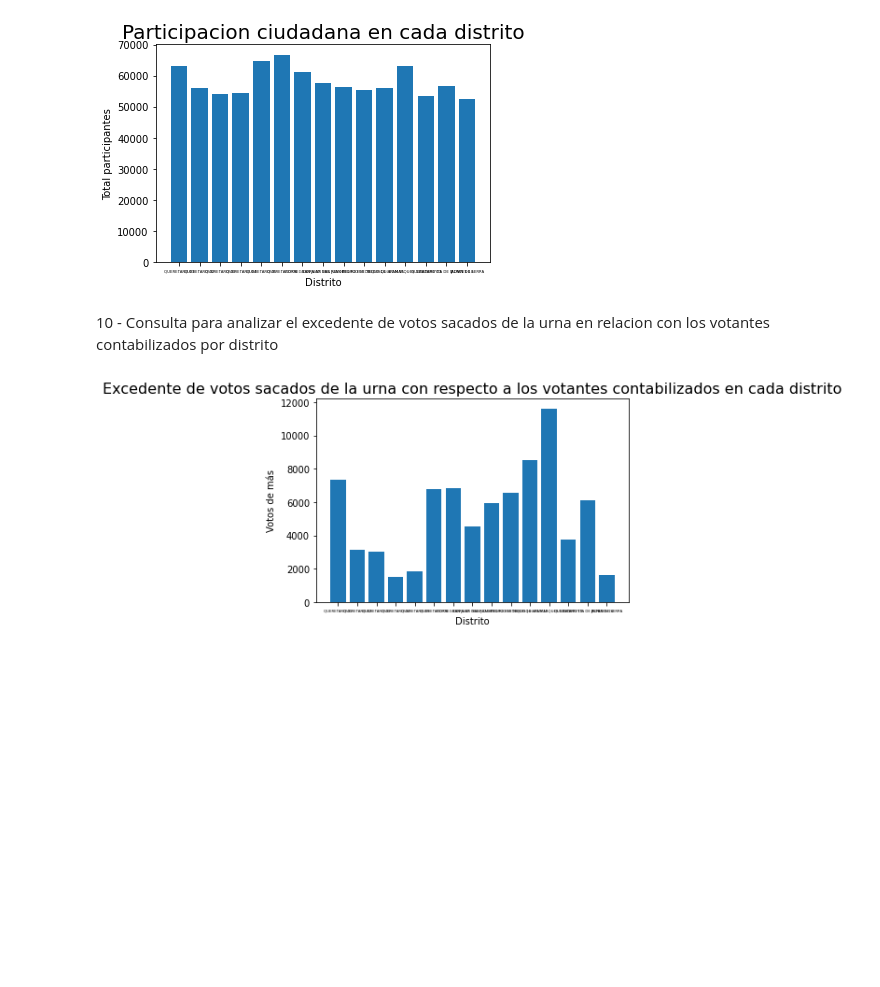
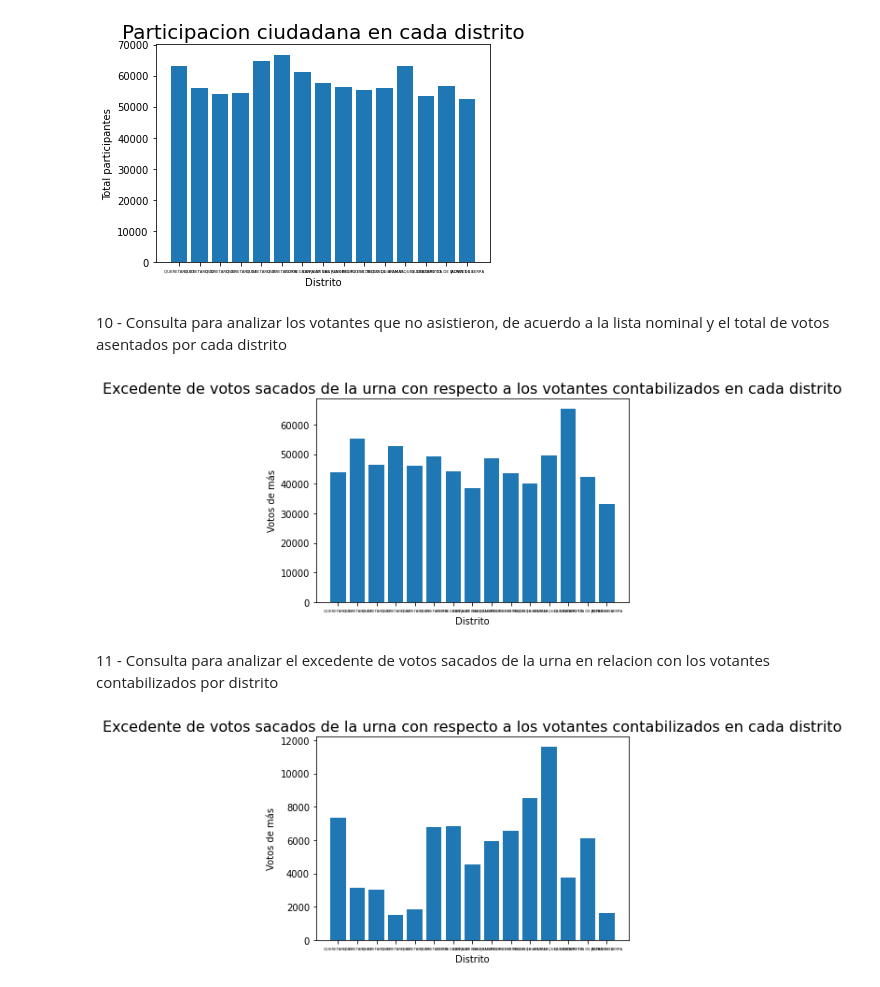
Before and after one commit to Sarahi-Briones/ProyectoMineria, a Jupyter notebook: analisis.ipynb, the cells around one changed output. Drawn from its saved outputs; the diff is of its cells as text; code cells hidden in the pictures; blank space fills up the shorter version.

```diff
--- a/analisis.ipynb
+++ b/analisis.ipynb
@@ -78,3 +96,17 @@ def participacion_por_distrito(df,distrito):
+# %%
+def ejercidos_por_distrito(df,distrito):
+    dist=df.loc[df['DISTRITO_LOCAL']==distrito]
+    dist=dist["TOTAL_VOTOS_ASENTADO"]
+    dist=dist.tolist()
+    dist_num=[]
+    for i in dist:
+        try:
+            dist_num.append(int(i))
+        except:
+            pass
+
+    total_dist=sum(dist_num)
+    return total_dist
 # %% [markdown]
 Función para contabilizar los votos sacados de la urna registrados en una casilla
 # %%
@@ -263,8 +313,34 @@ plt.bar(distritos_distintos,total_participacion)
 plt.show()
 # %% [output]
 [figure]
+# %% [markdown]
+10 - Consulta para analizar los votantes que no asistieron, de acuerdo a la lista nominal y el total de votos asentados por cada distrito
+# %%
+total_votos_esperados=[]
+for i in distritos_distintos:
+    total_votos_esperados.append(esperados_por_distrito(df,i))
+
+total_votos_ejercidos=[]
+for j in distritos_distintos:
+    total_votos_ejercidos.append(ejercidos_por_distrito(df,j))
+
+faltante_votos=[]
+for s in range(len(total_votos_esperados)):
+    faltante_votos.append(abs(total_votos_esperados[s]-total_votos_ejercidos[s]))
+
+plt.rc('font', size=10)
+plt.rc('axes', titlesize=16)
+plt.rc('ytick', labelsize=10)
+plt.rc('xtick', labelsize= 3.9)
+plt.title('Excedente de votos sacados de la urna con respecto a los votantes contabilizados en cada distrito')
+plt.xlabel('Distrito')
+plt.ylabel('Votos de más')
+plt.bar(distritos_distintos,faltante_votos)
+plt.show()
+# %% [output]
+[figure, added]
 # %% [markdown]
-10 - Consulta para analizar el excedente de votos sacados de la urna en relacion con los votantes contabilizados por distrito
+11 - Consulta para analizar el excedente de votos sacados de la urna en relacion con los votantes contabilizados por distrito
 # %%
 total_participacion=[]
 for i in distritos_distintos:
```
Also changed, not shown: parts of 4 cells of this notebook.
